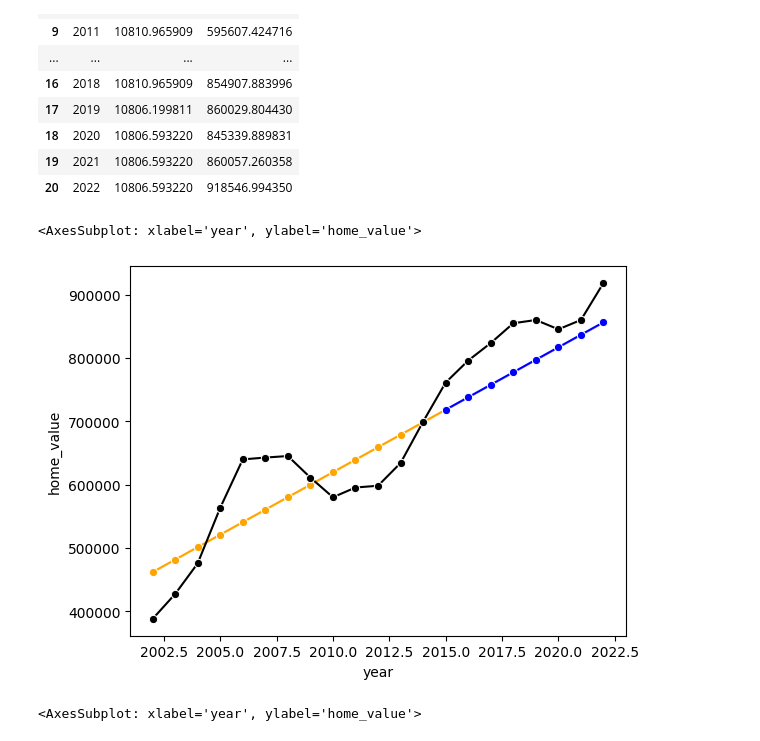
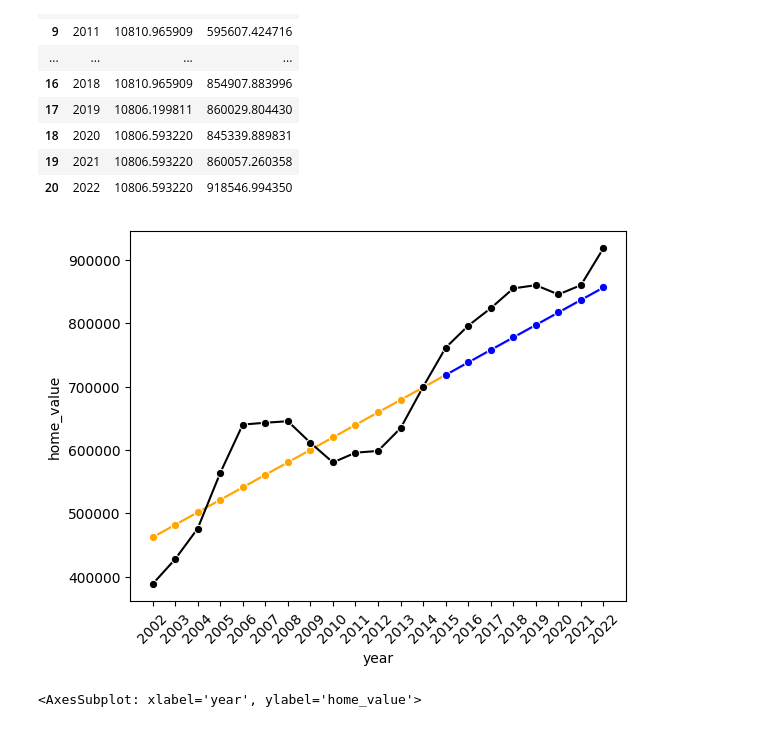
Before and after one commit to hpuma/Airbnb_Rental_Project, a Jupyter notebook: sy_linear_regression.ipynb, the cells around one changed output. Cells and saved outputs as stored; diff of their text form; code cells hidden in the pictures.

Commit message:
Fixed xlabels for linear regression chart

```diff
--- a/sy_linear_regression.ipynb
+++ b/sy_linear_regression.ipynb
@@ -60,26 +65,30 @@ home_value_df
 # %%
 # Split at 2015
 
 post_airbnb_df = df[df["year"] >= 2015].sort_values(by="year", ascending=True)
 pre_airbnb_df = df[df["year"] <= 2015].sort_values(by="year", ascending=True)
 
 y_train, x_train = pre_airbnb_df["home_value"], pre_airbnb_df["year"].array.reshape(-1, 1)
 y_test, x_test = post_airbnb_df["home_value"], post_airbnb_df["year"].array.reshape(-1, 1)
 
 clf.fit(x_train, y_train)
 
-sns.lineplot(x = x_train.reshape(clf.predict(x_train).shape), y=list(clf.predict(x_train)), color='orange', marker='o')
-sns.lineplot(y = home_value_df["home_value"], x= home_value_df["year"], color='black', marker='o')
-sns.lineplot(x = x_test.reshape(clf.predict(x_test).shape), y=list(clf.predict(x_test)), color='blue', marker='o')
+home_value_year = home_value_df["year"]
 
+sns.lineplot(x=x_train.reshape(clf.predict(x_train).shape), y=list(clf.predict(x_train)), color='orange', marker='o')
+sns.lineplot(y=home_value_df["home_value"], x=home_value_year, color='black', marker='o')
+sns.lineplot(x=x_test.reshape(clf.predict(x_test).shape), y=list(clf.predict(x_test)), color='blue', marker='o')
+
+# X label formatting
+plt.xticks(range(math.floor(min(home_value_year)), math.ceil(max(home_value_year))+1))
+plt.xticks(rotation=45)
 # Add title, legend
-
+print()
 # todo: fix weird x-axis
 
 # Use this for the results
 # %% [output]
-<AxesSubplot: xlabel='year', ylabel='home_value'>
-[figure, old version]
+[figure, new version]
 # %%
 # Split at 2008
 
```
Also changed, not shown: parts of 4 cells of this notebook.
